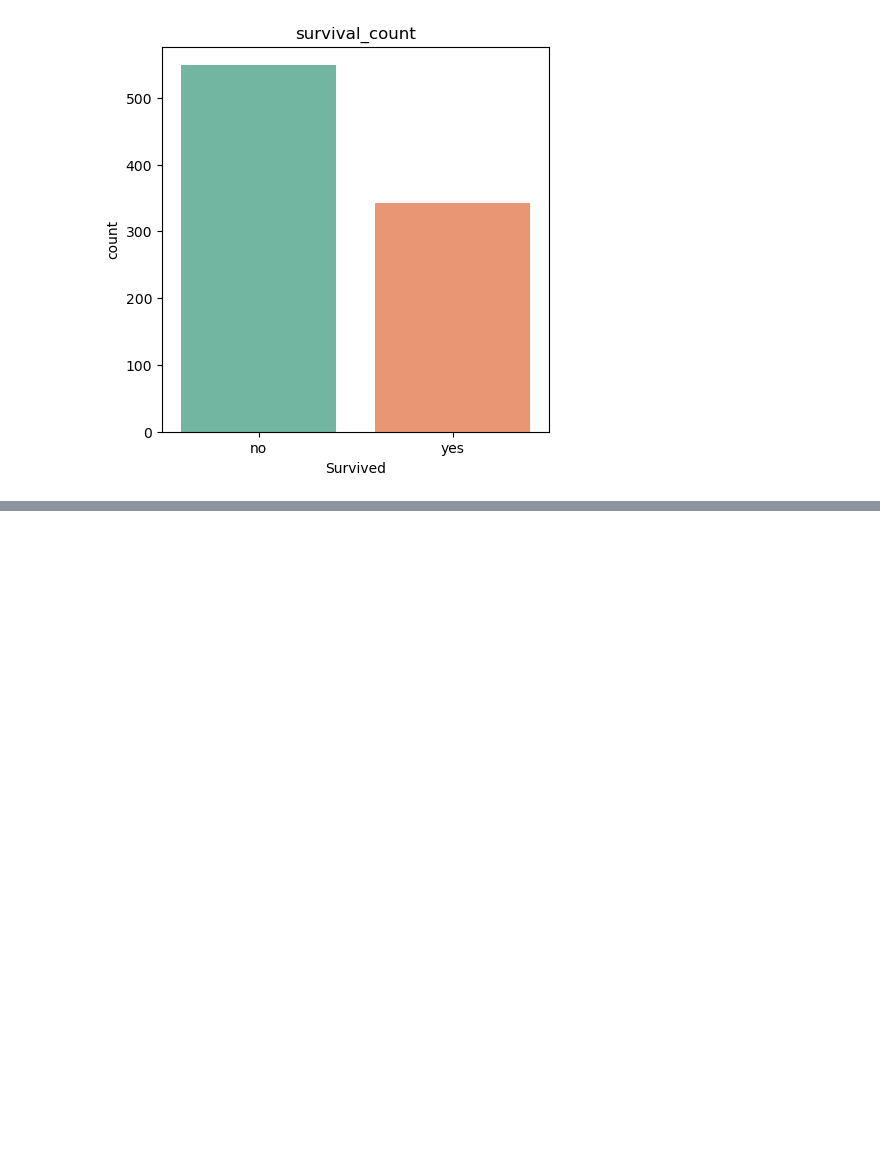
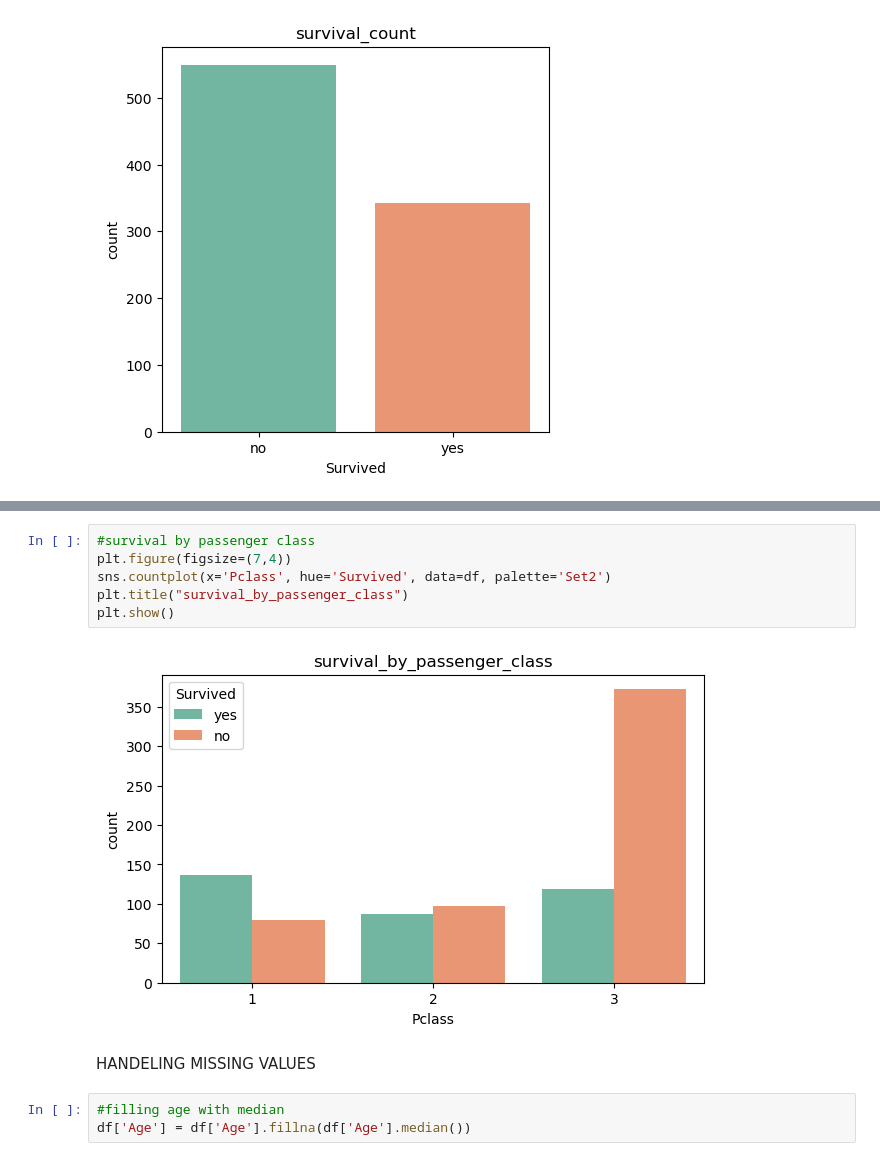
Before and after one commit to nitin864/titanic-survival-prediction, a Jupyter notebook: preprocessing/preprocessing.ipynb, the cells around one changed output, grey strips where cells are left out. Drawn from its saved outputs; the diff is of its cells as text; blank space fills up the shorter version.

```diff
--- a/preprocessing/preprocessing.ipynb
+++ b/preprocessing/preprocessing.ipynb
@@ -136,0 +155,13 @@ plt.show()
+# %%
+#survival by passenger class
+plt.figure(figsize=(7,4))
+sns.countplot(x='Pclass', hue='Survived', data=df, palette='Set2')
+plt.title("survival_by_passenger_class")
+plt.show()
+# %% [output]
+[figure, added]
+# %% [markdown]
+HANDELING MISSING VALUES
+# %%
+#filling age with median
+df['Age'] = df['Age'].fillna(df['Age'].median())
```
Also changed, not shown: parts of 5 cells of this notebook.
